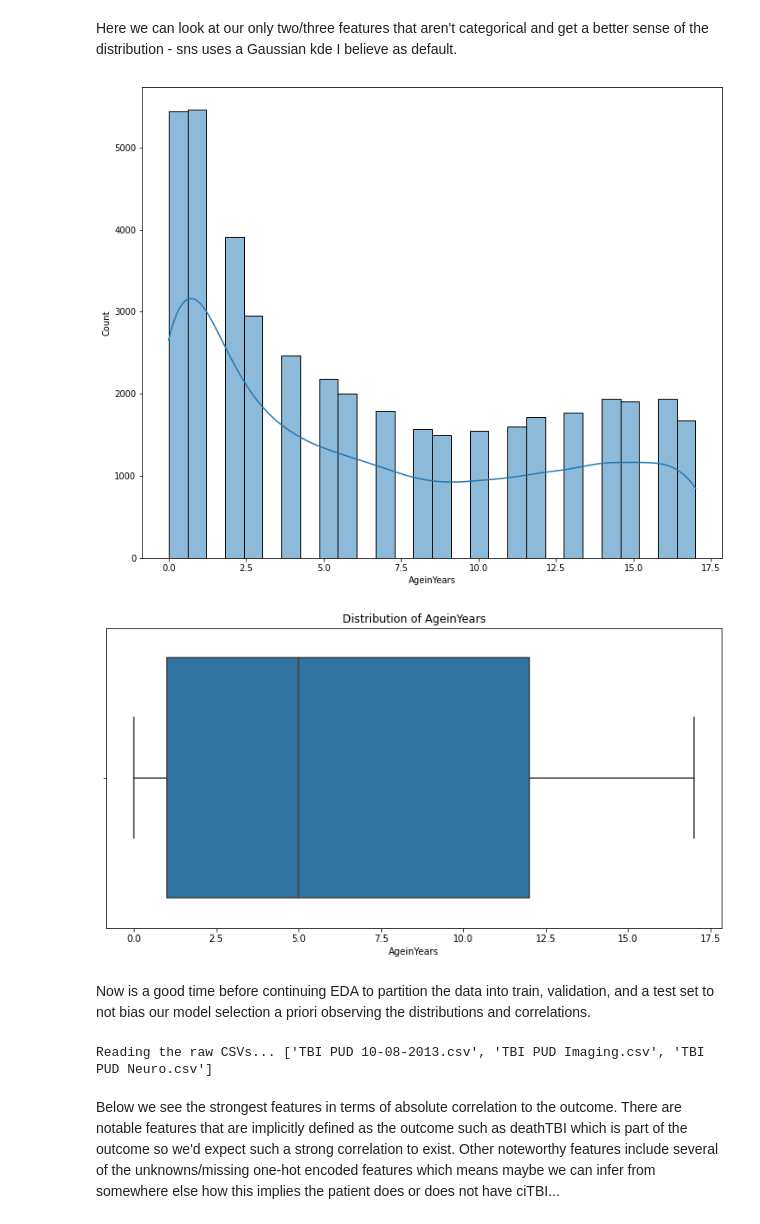
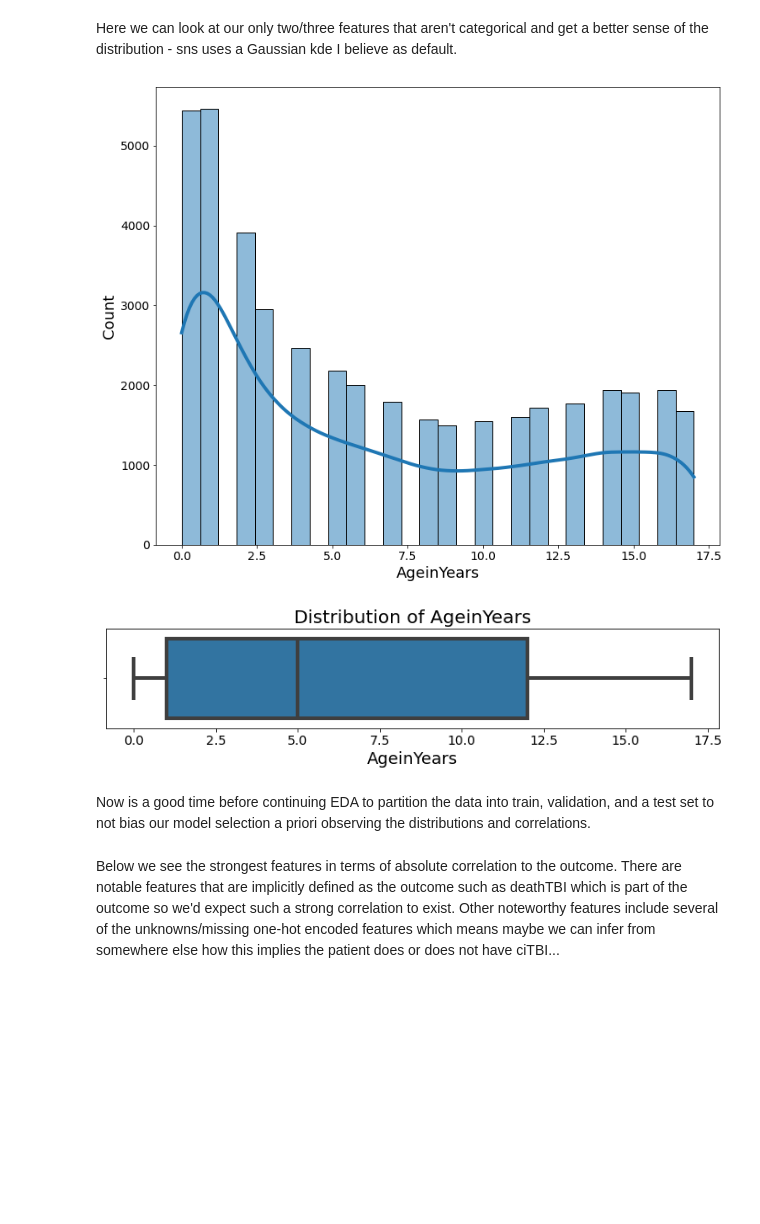
Before and after one commit to Yu-Group/clinical-rule-vetting, a Jupyter notebook: rulevetting/projects/tbi_pecarn/notebooks/00_eda.ipynb, the cells around one changed output. Cells and saved outputs as stored; diff of their text form; code cells hidden in the pictures; blank space fills up the shorter version.

```diff
--- a/rulevetting/projects/tbi_pecarn/notebooks/00_eda.ipynb
+++ b/rulevetting/projects/tbi_pecarn/notebooks/00_eda.ipynb
@@ -94,27 +93,20 @@ Here we can look at our only two/three features that aren't categorical and get
 # %%
 # looking at the distributions of data - this is a pseudo function - change top params
 dist_plot = True
 boxplot_plot = True
 feature = 'AgeinYears'
 title = f'Distribution of {feature}'
 
 if dist_plot:
     fig, ax = plt.subplots(figsize=(12,10))
     sns.histplot(data=df, x=feature, kde=True)
 
 if boxplot_plot:
-    fig, ax = plt.subplots(figsize=(12,6))
+    fig, ax = plt.subplots(figsize=(12,2))
     ax.set_title(title)
     ax = sns.boxplot(data=df, x=feature)
 # %% [output]
-[figure, old version]
+[figure, new version]
-[figure, old version]
+[figure, new version]
 # %% [markdown]
 Now is a good time before continuing EDA to partition the data into train, validation, and a test set to not bias our model selection a priori observing the distributions and correlations.
-# %%
-cleaned_df = Dataset().clean_data(data_path = data_path)
-preprocessed_df = Dataset().preprocess_data(cleaned_df)
-df_train, df_tune, _ = Dataset().split_data(preprocessed_df)
-df = df_train
-# %% [output]
-Reading the raw CSVs... ['TBI PUD 10-08-2013.csv', 'TBI PUD Imaging.csv', 'TBI PUD Neuro.csv']
```
Also changed, not shown: parts of 16 cells of this notebook, 3 other files.
